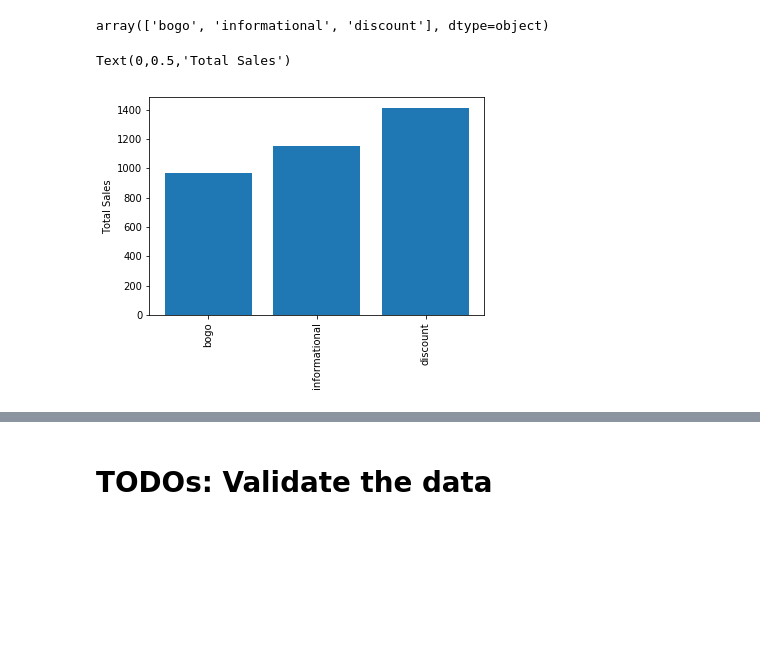
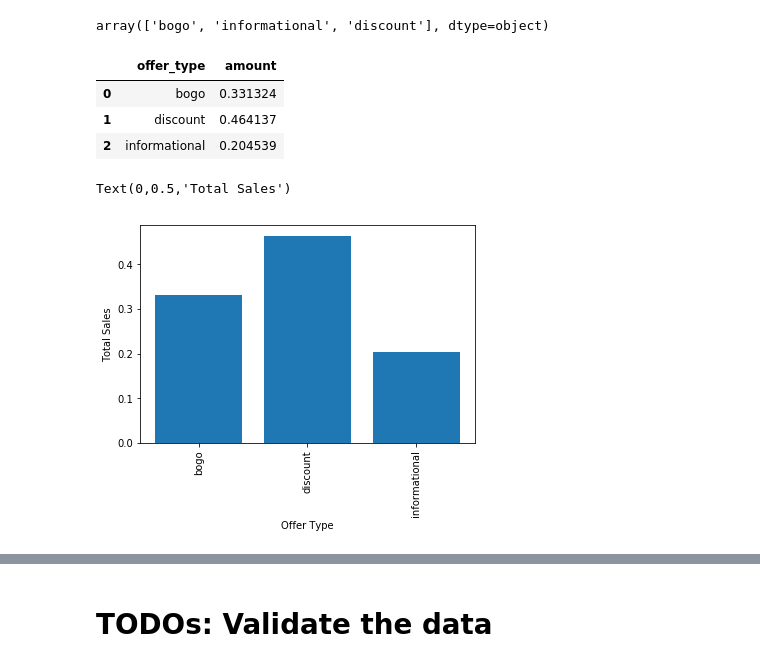
Before and after one commit to Mendy5/Udacity_Project_Capstone, a Jupyter notebook: Starbucks_Capstone_notebook.ipynb, the cells around one changed output, grey strips where cells are left out. Cells and saved outputs as stored; diff of their text form; code cells hidden in the pictures; blank space fills up the shorter version.

```diff
--- a/Starbucks_Capstone_notebook.ipynb
+++ b/Starbucks_Capstone_notebook.ipynb
@@ -2186,13 +2218,23 @@ offer_trans_port_new_df.offer_type.unique()
 # %% [output]
 array(['bogo', 'informational', 'discount'], dtype=object)
 # %%
-offer_trans_amount_by_type = offer_trans_port_new_df.groupby("offer_type")["amount"].sum()
+offer_trans_by_type_pct = offer_trans_port_new_df.groupby("offer_type")\
+["amount"].sum()/offer_trans_port_new_df["amount"].sum()
+# %%
+offer_trans_by_type_pct = offer_trans_by_type_pct.reset_index()
+# %%
+offer_trans_by_type_pct
+# %% [output]
+|  | offer_type | amount |
+| 0 | bogo | 0.331324 |
+| 1 | discount | 0.464137 |
+| 2 | informational | 0.204539 |
 # %%
 fig, ax = plt.subplots()
-ax.bar(offer_trans_amount_by_type.index, offer_trans_amount_by_type.values)
-ax.set_xticklabels(offer_trans_amount_by_type.index, rotation = 90)
+ax.bar(offer_trans_by_type_pct["offer_type"], offer_trans_by_type_pct["amount"])
+ax.set_xticklabels(offer_trans_by_type_pct["offer_type"], rotation = 90)
 ax.set_xlabel("Offer Type")
 ax.set_ylabel("Total Sales")
 # %% [output]
 Text(0,0.5,'Total Sales')
-[figure, old version]
+[figure, new version]
```
Also changed, not shown: parts of 47 cells of this notebook.
